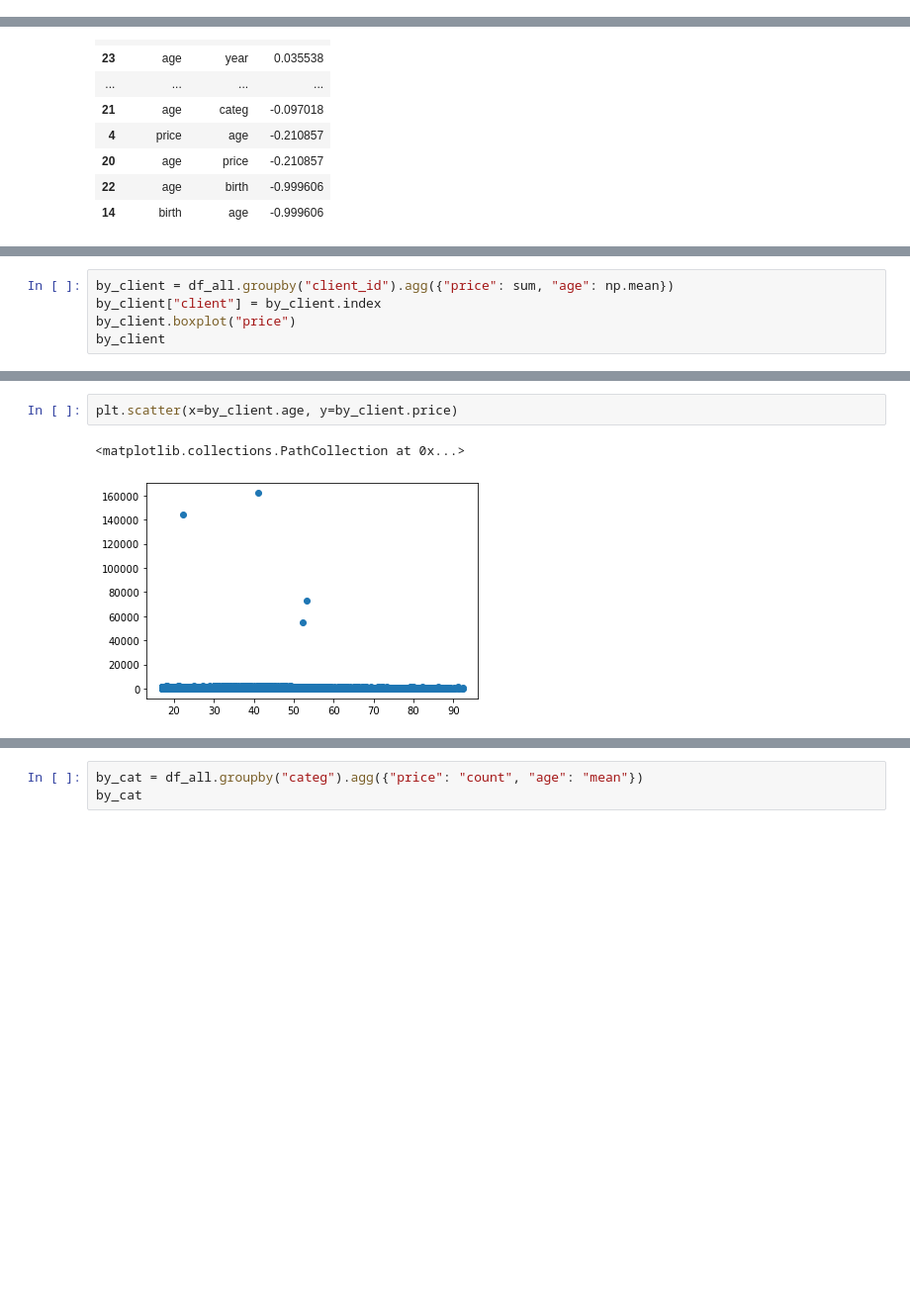
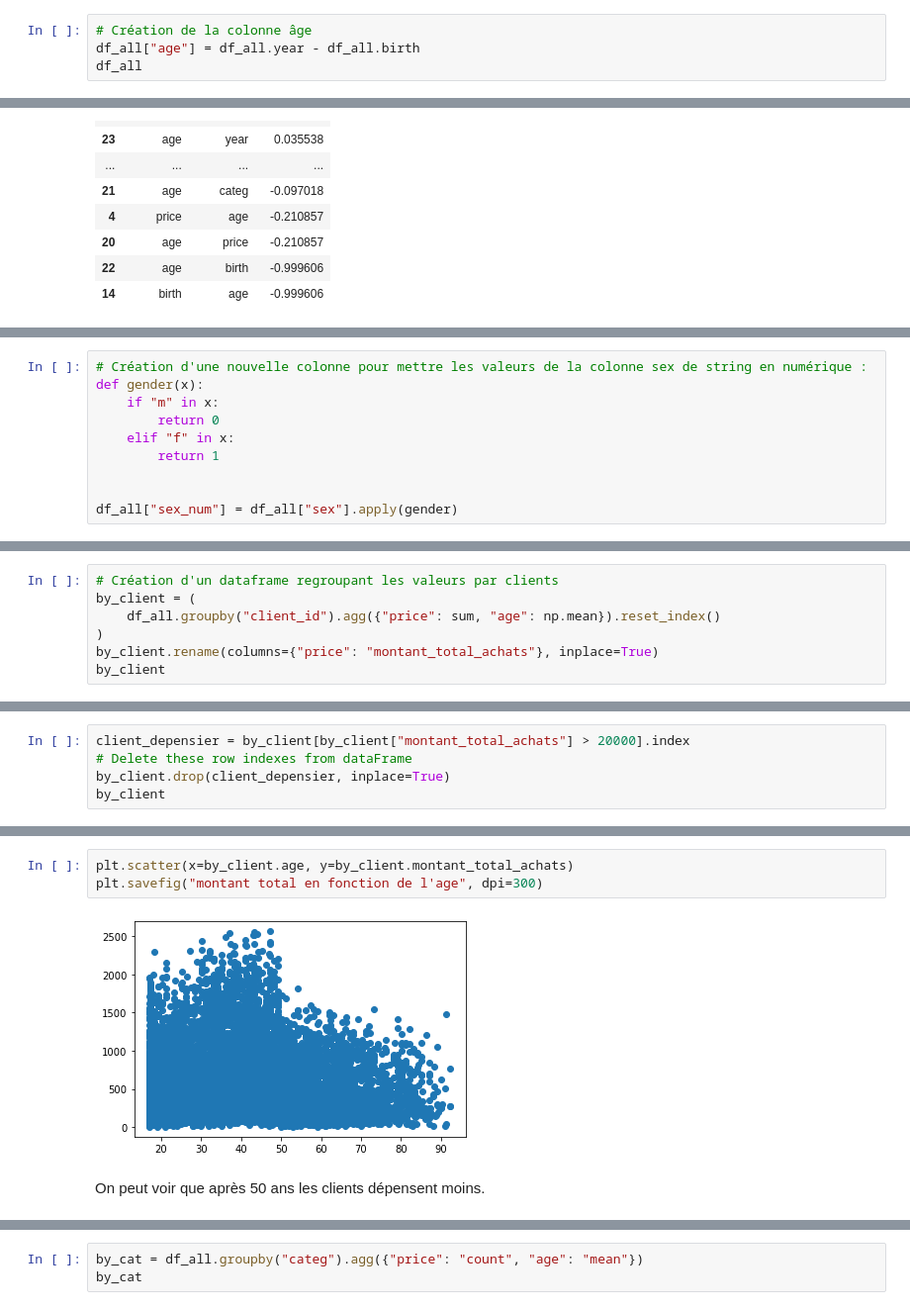
Before and after one commit to lilifull/Brief_7, a Jupyter notebook: Analyse_Librairie.ipynb, the cells around one changed output, grey strips where cells are left out. Shown at 99% size. Drawn from its saved outputs; the diff is of its cells as text; blank space fills up the shorter version.

```diff
--- a/Analyse_Librairie.ipynb
+++ b/Analyse_Librairie.ipynb
@@ -288,3 +289,7 @@ df_all
 | 336814 | 2_227 | 2021-10-30 16:50:15.997750 | s_112349 | c_5 | 50.99 | 2.0 | f | 1994 | samedi | octobre | ... |
 | 336815 | 0_1417 | 2021-06-26 14:38:19.732946 | s_54117 | c_6714 | 17.99 | 0.0 | f | 1968 | samedi | juin | ... |
 336816 rows × 16 columns
+# %%
+# Création de la colonne âge
+df_all["age"] = df_all.year - df_all.birth
+df_all
@@ -511,0 +537,10 @@ corr_df
+# %%
+# Création d'une nouvelle colonne pour mettre les valeurs de la colonne sex de string en numérique :
+def gender(x):
+    if "m" in x:
+        return 0
+    elif "f" in x:
+        return 1
+
+
+df_all["sex_num"] = df_all["sex"].apply(gender)
@@ -522,6 +581,8 @@ by_sex
 # %%
-by_client = df_all.groupby("client_id").agg({"price": sum, "age": np.mean})
-by_client["client"] = by_client.index
-by_client.boxplot("price")
+# Création d'un dataframe regroupant les valeurs par clients
+by_client = (
+    df_all.groupby("client_id").agg({"price": sum, "age": np.mean}).reset_index()
+)
+by_client.rename(columns={"price": "montant_total_achats"}, inplace=True)
 by_client
 # %% [output]
@@ -542,0 +611,5 @@ by_client
+# %%
+client_depensier = by_client[by_client["montant_total_achats"] > 20000].index
+# Delete these row indexes from dataFrame
+by_client.drop(client_depensier, inplace=True)
+by_client
@@ -543,5 +630,7 @@ by_client
 # %%
-plt.scatter(x=by_client.age, y=by_client.price)
+plt.scatter(x=by_client.age, y=by_client.montant_total_achats)
+plt.savefig("montant total en fonction de l'age", dpi=300)
 # %% [output]
-<matplotlib.collections.PathCollection at 0x...>
-[figure, old version]
+[figure, new version]
+# %% [markdown]
+On peut voir que après 50 ans les clients dépensent moins.
```
Also changed, not shown: parts of 62 cells of this notebook, 19 other files.
